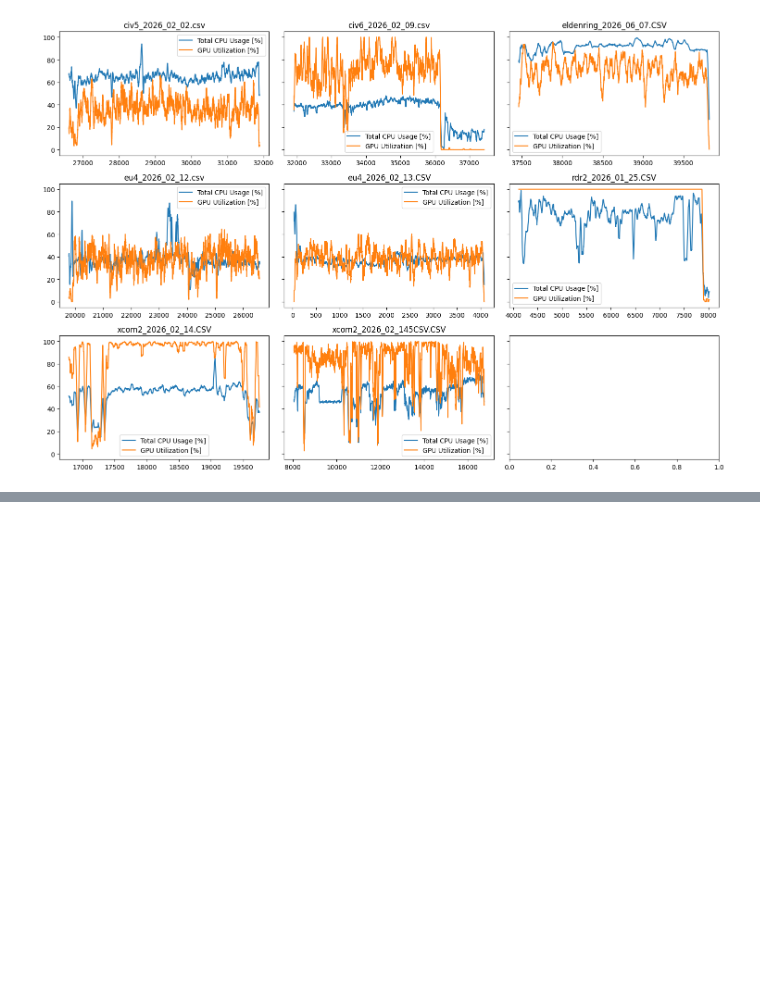
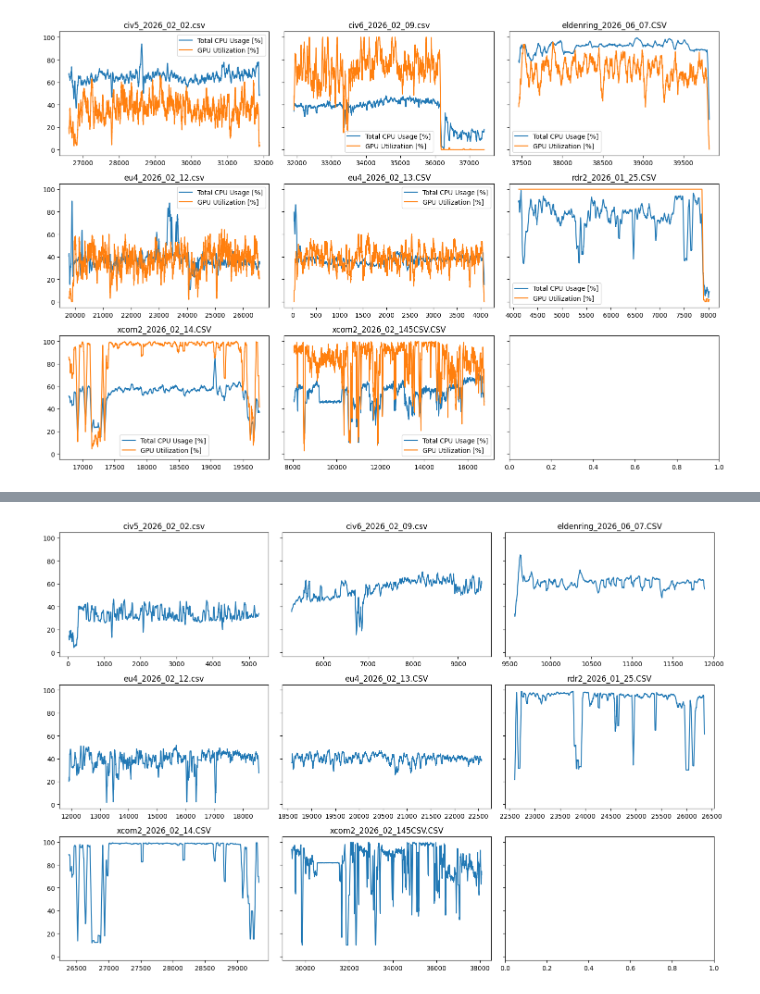
Before and after one commit to bailey4770/bottleneck-analysis, a Jupyter notebook: eda.ipynb, the cells around one changed output, grey strips where cells are left out. Drawn from its saved outputs; the diff is of its cells as text; code cells hidden in the pictures; blank space fills up the shorter version.

```diff
--- a/eda.ipynb
+++ b/eda.ipynb
@@ -97,0 +115,18 @@ plt.show()
+# %%
+def trim_data(df: pd.DataFrame, threshold: int = 15) -> pd.DataFrame:
+    last_active = df["GPU D3D Usage [%]"].gt(threshold).where(lambda x: x).last_valid_index()
+    first_active = df["GPU D3D Usage [%]"].gt(threshold).where(lambda x: x).first_valid_index()
+    return df.loc[first_active:last_active]
+
+panel = pd.concat([trim_data(df) for _, df in panel.groupby("Series")], ignore_index=True)
+
+fig, ax = plt.subplots(3, 3, sharey=True, figsize=(15, 10))
+for i, (name, df) in enumerate(panel.groupby("Series")):
+    row, col = i // 3, i % 3  # map flat index to 2D grid position
+    df["GPU D3D Usage [%]"].rolling(window=30).mean().plot(ax=ax[row, col])
+    ax[row, col].set_title(name)
+
+fig.tight_layout()
+plt.show()
+# %% [output]
+[figure, added]
```
Also changed, not shown: parts of 5 cells of this notebook.
